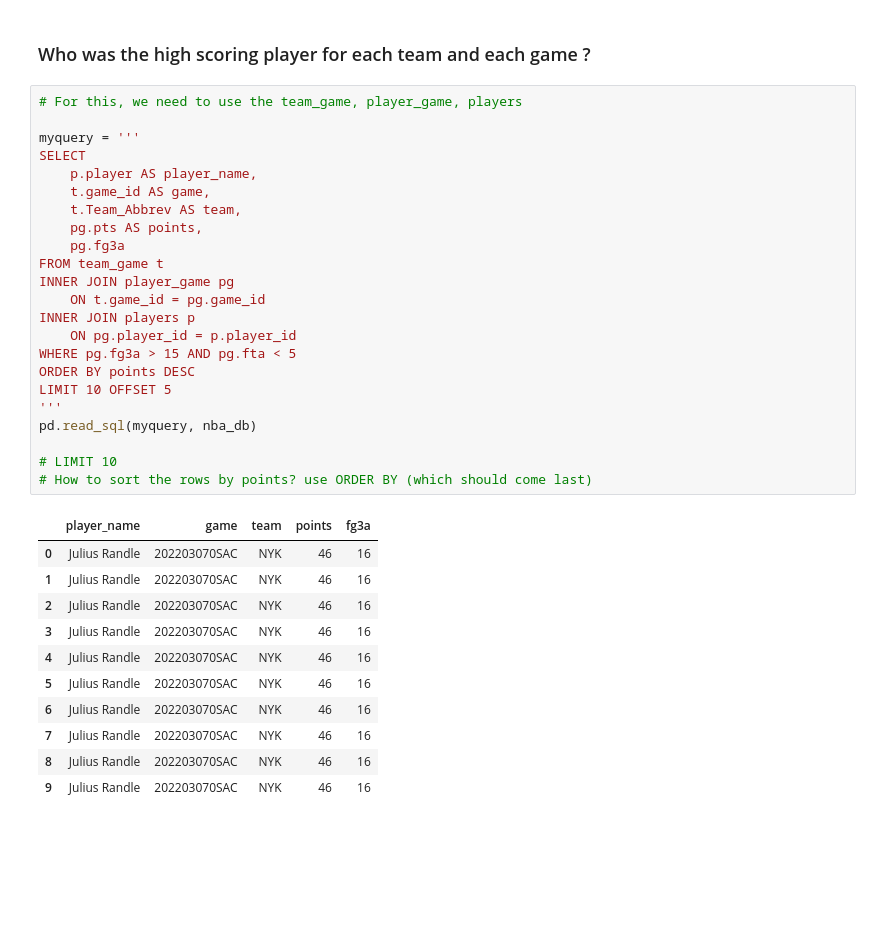
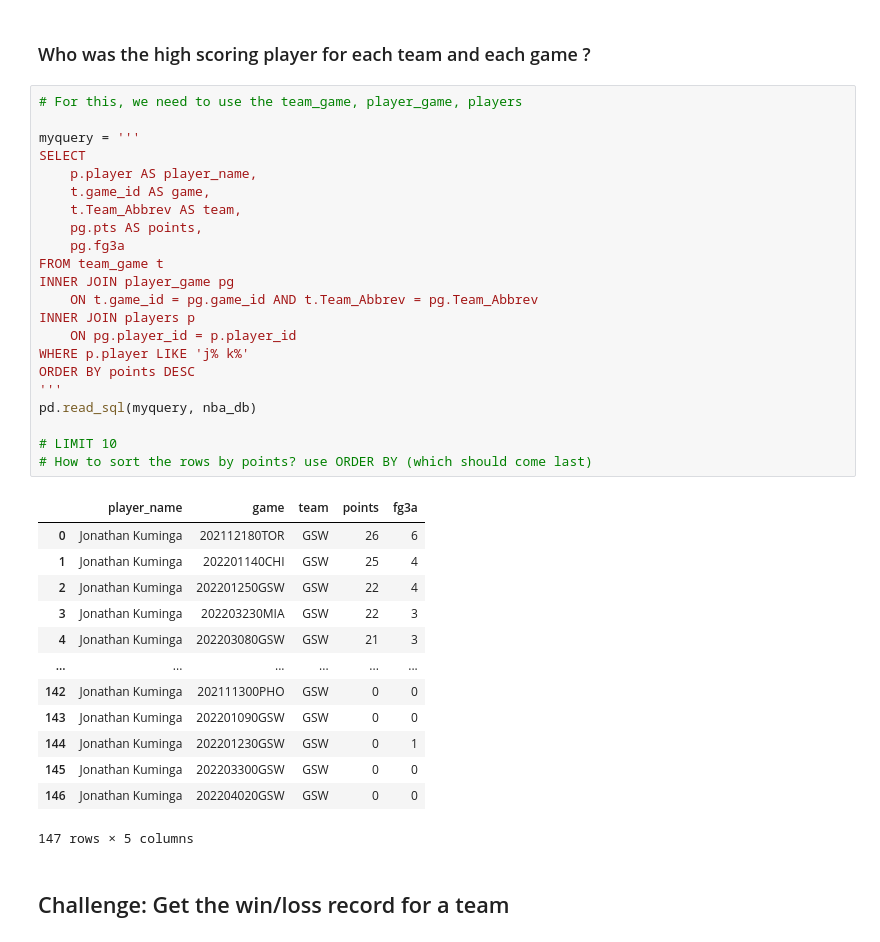
Before and after one commit to LuzMelo/contrans, a Jupyter notebook: examples/nba_example.ipynb, the cells around one changed output. Saved outputs shown, nothing was run; the diff lists cells and outputs as text; blank space fills up the shorter version.

```diff
--- a/examples/nba_example.ipynb
+++ b/examples/nba_example.ipynb
@@ -536,35 +506,38 @@ A cross join, also called a Cartesian product, is a round robin for matching val
 # %%
 # For this, we need to use the team_game, player_game, players
 
 myquery = '''
 SELECT
     p.player AS player_name,
     t.game_id AS game,
     t.Team_Abbrev AS team,
     pg.pts AS points,
     pg.fg3a
 FROM team_game t
 INNER JOIN player_game pg
-    ON t.game_id = pg.game_id
+    ON t.game_id = pg.game_id AND t.Team_Abbrev = pg.Team_Abbrev
 INNER JOIN players p
     ON pg.player_id = p.player_id
-WHERE pg.fg3a > 15 AND pg.fta < 5
+WHERE p.player LIKE 'j% k%'
 ORDER BY points DESC
-LIMIT 10 OFFSET 5
 '''
 pd.read_sql(myquery, nba_db)
 
 # LIMIT 10
 # How to sort the rows by points? use ORDER BY (which should come last)
 # %% [output]
 |  | player_name | game | team | points | fg3a |
-| 0 | Julius Randle | 202203070SAC | NYK | 46 | 16 |
-| 1 | Julius Randle | 202203070SAC | NYK | 46 | 16 |
-| 2 | Julius Randle | 202203070SAC | NYK | 46 | 16 |
-| 3 | Julius Randle | 202203070SAC | NYK | 46 | 16 |
-| 4 | Julius Randle | 202203070SAC | NYK | 46 | 16 |
-| 5 | Julius Randle | 202203070SAC | NYK | 46 | 16 |
-| 6 | Julius Randle | 202203070SAC | NYK | 46 | 16 |
-| 7 | Julius Randle | 202203070SAC | NYK | 46 | 16 |
-| 8 | Julius Randle | 202203070SAC | NYK | 46 | 16 |
-| 9 | Julius Randle | 202203070SAC | NYK | 46 | 16 |
+| 0 | Jonathan Kuminga | 202112180TOR | GSW | 26 | 6 |
+| 1 | Jonathan Kuminga | 202201140CHI | GSW | 25 | 4 |
+| 2 | Jonathan Kuminga | 202201250GSW | GSW | 22 | 4 |
+| 3 | Jonathan Kuminga | 202203230MIA | GSW | 22 | 3 |
+| 4 | Jonathan Kuminga | 202203080GSW | GSW | 21 | 3 |
+| ... | ... | ... | ... | ... | ... |
+| 142 | Jonathan Kuminga | 202111300PHO | GSW | 0 | 0 |
+| 143 | Jonathan Kuminga | 202201090GSW | GSW | 0 | 0 |
+| 144 | Jonathan Kuminga | 202201230GSW | GSW | 0 | 1 |
+| 145 | Jonathan Kuminga | 202203300GSW | GSW | 0 | 0 |
+| 146 | Jonathan Kuminga | 202204020GSW | GSW | 0 | 0 |
+147 rows × 5 columns
+# %% [markdown]
+## Challenge: Get the win/loss record for a team
```
Also changed, not shown: parts of 23 cells of this notebook, 3 other files.
